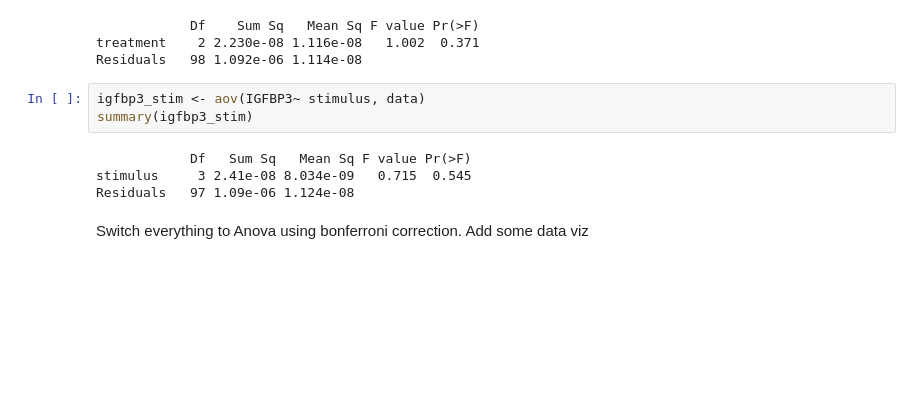
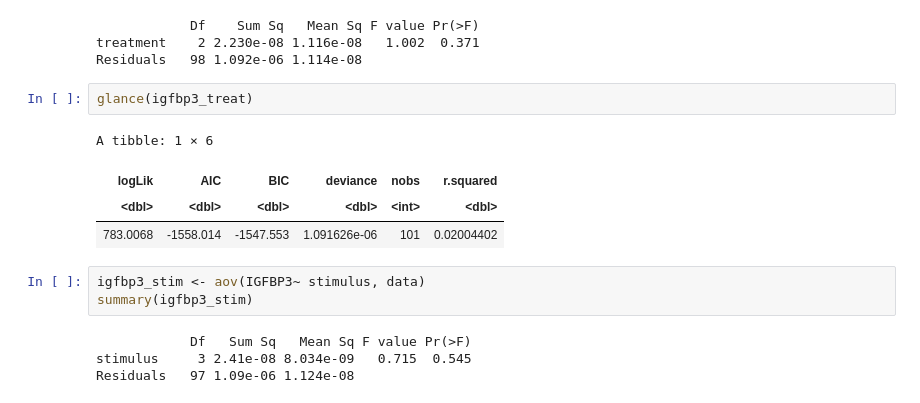
Before and after one commit to samson-bakos/Rodent-Neuro-Analysis, a Jupyter notebook: expl_notebook.ipynb, the cells around one changed output. Drawn from its saved outputs; the diff is of its cells as text; blank space fills up the shorter version.

```diff
--- a/expl_notebook.ipynb
+++ b/expl_notebook.ipynb
@@ -132,6 +132,13 @@ summary(igfbp3_treat)
             Df    Sum Sq   Mean Sq F value Pr(>F)
 treatment    2 2.230e-08 1.116e-08   1.002  0.371
 Residuals   98 1.092e-06 1.114e-08
+# %%
+glance(igfbp3_treat)
+# %% [output]
+A tibble: 1 × 6
+| logLik | AIC | BIC | deviance | nobs | r.squared |
+| <dbl> | <dbl> | <dbl> | <dbl> | <int> | <dbl> |
+| 783.0068 | -1558.014 | -1547.553 | 1.091626e-06 | 101 | 0.02004402 |
 # %%
 igfbp3_stim <- aov(IGFBP3~ stimulus, data)
 summary(igfbp3_stim)
@@ -139,5 +146,3 @@ summary(igfbp3_stim)
             Df   Sum Sq   Mean Sq F value Pr(>F)
 stimulus     3 2.41e-08 8.034e-09   0.715  0.545
 Residuals   97 1.09e-06 1.124e-08
-# %% [markdown]
-Switch everything to Anova using bonferroni correction. Add some data viz
```
Also changed, not shown: parts of 13 cells of this notebook.
